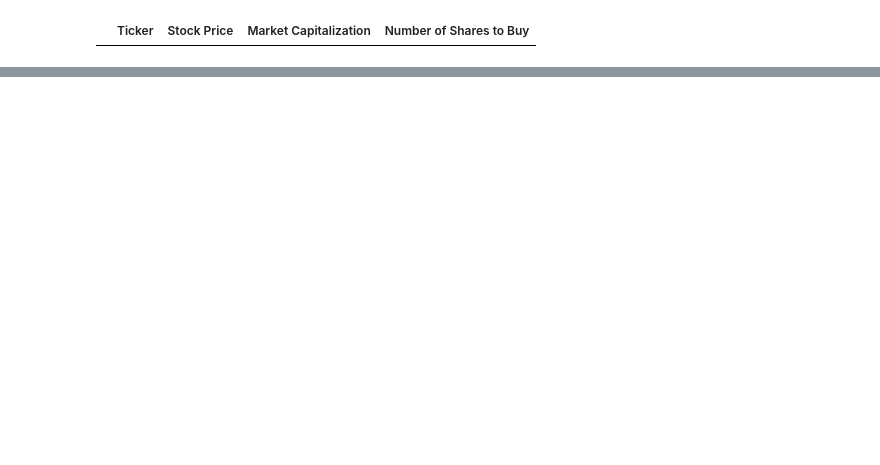
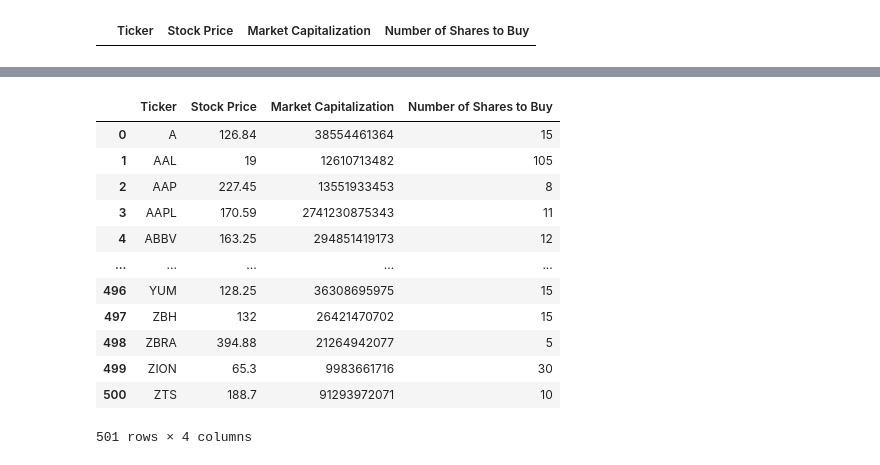
Before and after one commit to Ae-bii/algorithmic-trading, a Jupyter notebook: equal_weight_S&P_500.ipynb, the cells around one changed output, grey strips where cells are left out. Saved outputs shown, nothing was run; the diff lists cells and outputs as text; code cells hidden in the pictures; blank space fills up the shorter version.

```diff
--- a/equal_weight_S&P_500.ipynb
+++ b/equal_weight_S&P_500.ipynb
@@ -85,0 +84,29 @@ final_dataframe
+# %%
+# Calculating number of shares to buy
+portfolio_size = input('Enter the value of your portfolio:')
+
+try:
+    val = float(portfolio_size)
+except ValueError:
+    portfolio_size = input('Please enter an integer')
+    val = float(portfolio_size)
+# %%
+position_size = val/len(final_dataframe.index)
+for i in range(0,len(final_dataframe.index)):
+    final_dataframe.loc[i, 'Number of Shares to Buy'] = math.floor(position_size/final_dataframe.loc[i, 'Stock Price'])
+
+final_dataframe
+# %% [output]
+|  | Ticker | Stock Price | Market Capitalization | Number of Shares to Buy |
+| 0 | A | 126.84 | 38554461364 | 15 |
+| 1 | AAL | 19 | 12610713482 | 105 |
+| 2 | AAP | 227.45 | 13551933453 | 8 |
+| 3 | AAPL | 170.59 | 2741230875343 | 11 |
+| 4 | ABBV | 163.25 | 294851419173 | 12 |
+| ... | ... | ... | ... | ... |
+| 496 | YUM | 128.25 | 36308695975 | 15 |
+| 497 | ZBH | 132 | 26421470702 | 15 |
+| 498 | ZBRA | 394.88 | 21264942077 | 5 |
+| 499 | ZION | 65.3 | 9983661716 | 30 |
+| 500 | ZTS | 188.7 | 91293972071 | 10 |
+501 rows × 4 columns
```
Also changed, not shown: parts of 7 cells of this notebook, 1 other file.
